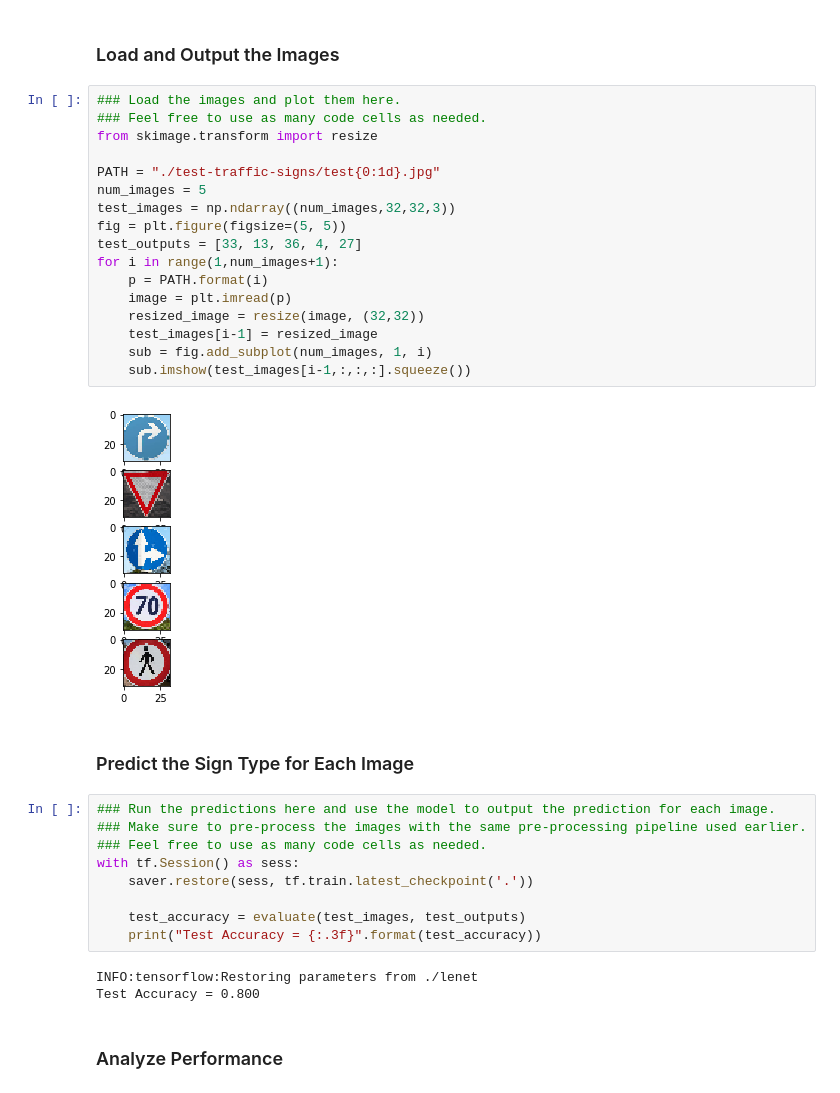
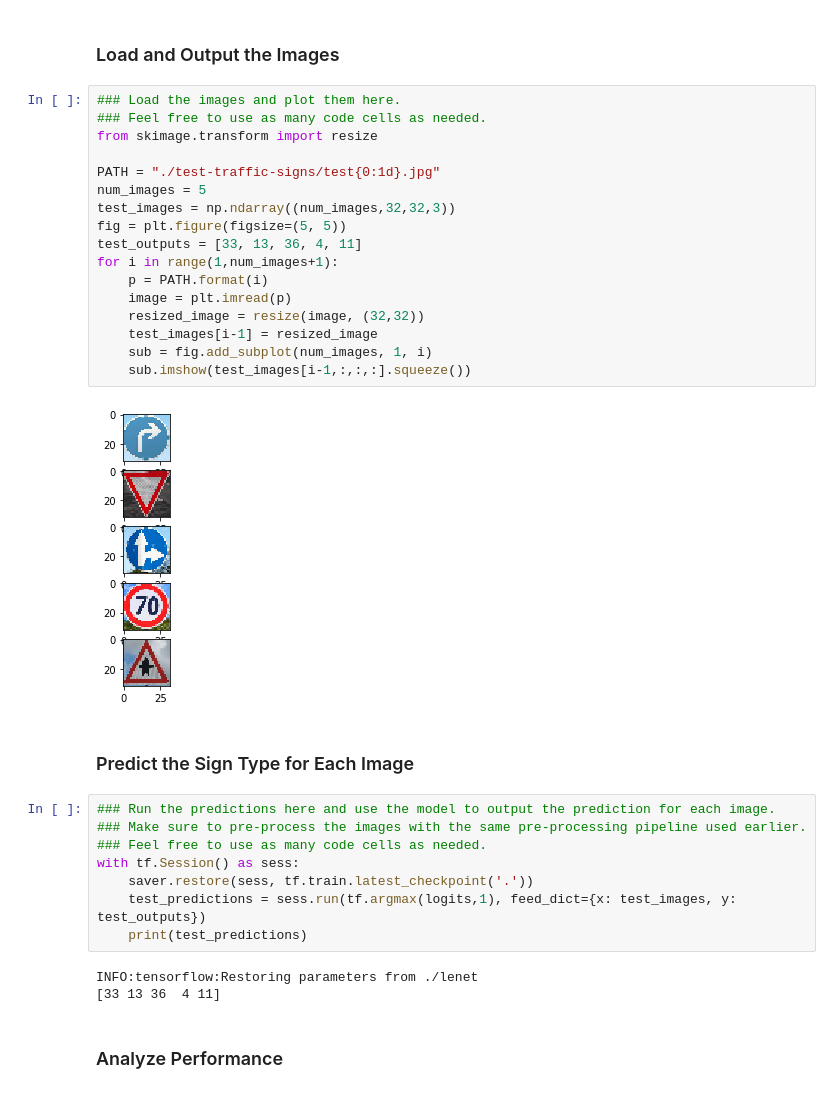
Before and after one commit to atadkase/udacitysdcnd-p2, a Jupyter notebook: Traffic_Sign_Classifier.ipynb, the cells around one changed output. Cells and saved outputs as stored; diff of their text form.

Commit message:
Changed final image, finished code part

```diff
--- a/Traffic_Sign_Classifier.ipynb
+++ b/Traffic_Sign_Classifier.ipynb
@@ -329,22 +329,22 @@ You may find `signnames.csv` useful as it contains mappings from the class id (i
 # %%
 ### Load the images and plot them here.
 ### Feel free to use as many code cells as needed.
 from skimage.transform import resize
 
 PATH = "./test-traffic-signs/test{0:1d}.jpg"
 num_images = 5
 test_images = np.ndarray((num_images,32,32,3))
 fig = plt.figure(figsize=(5, 5))
-test_outputs = [33, 13, 36, 4, 27]
+test_outputs = [33, 13, 36, 4, 11]
 for i in range(1,num_images+1):
     p = PATH.format(i)
     image = plt.imread(p)
     resized_image = resize(image, (32,32))
     test_images[i-1] = resized_image
     sub = fig.add_subplot(num_images, 1, i)
     sub.imshow(test_images[i-1,:,:,:].squeeze())
 # %% [output]
-[figure, old version]
+[figure, new version]
 # %% [markdown]
 ### Predict the Sign Type for Each Image
 # %%
@@ -353,12 +353,11 @@ for i in range(1,num_images+1):
 ### Feel free to use as many code cells as needed.
 with tf.Session() as sess:
     saver.restore(sess, tf.train.latest_checkpoint('.'))
-
-    test_accuracy = evaluate(test_images, test_outputs)
-    print("Test Accuracy = {:.3f}".format(test_accuracy))
+    test_predictions = sess.run(tf.argmax(logits,1), feed_dict={x: test_images, y: test_outputs})
+    print(test_predictions)
 # %% [output]
 INFO:tensorflow:Restoring parameters from ./lenet
-Test Accuracy = 0.800
+[33 13 36  4 11]
 # %% [markdown]
 ### Analyze Performance
 # %%
```
Also changed, not shown: parts of 2 cells of this notebook, 1 other file.
